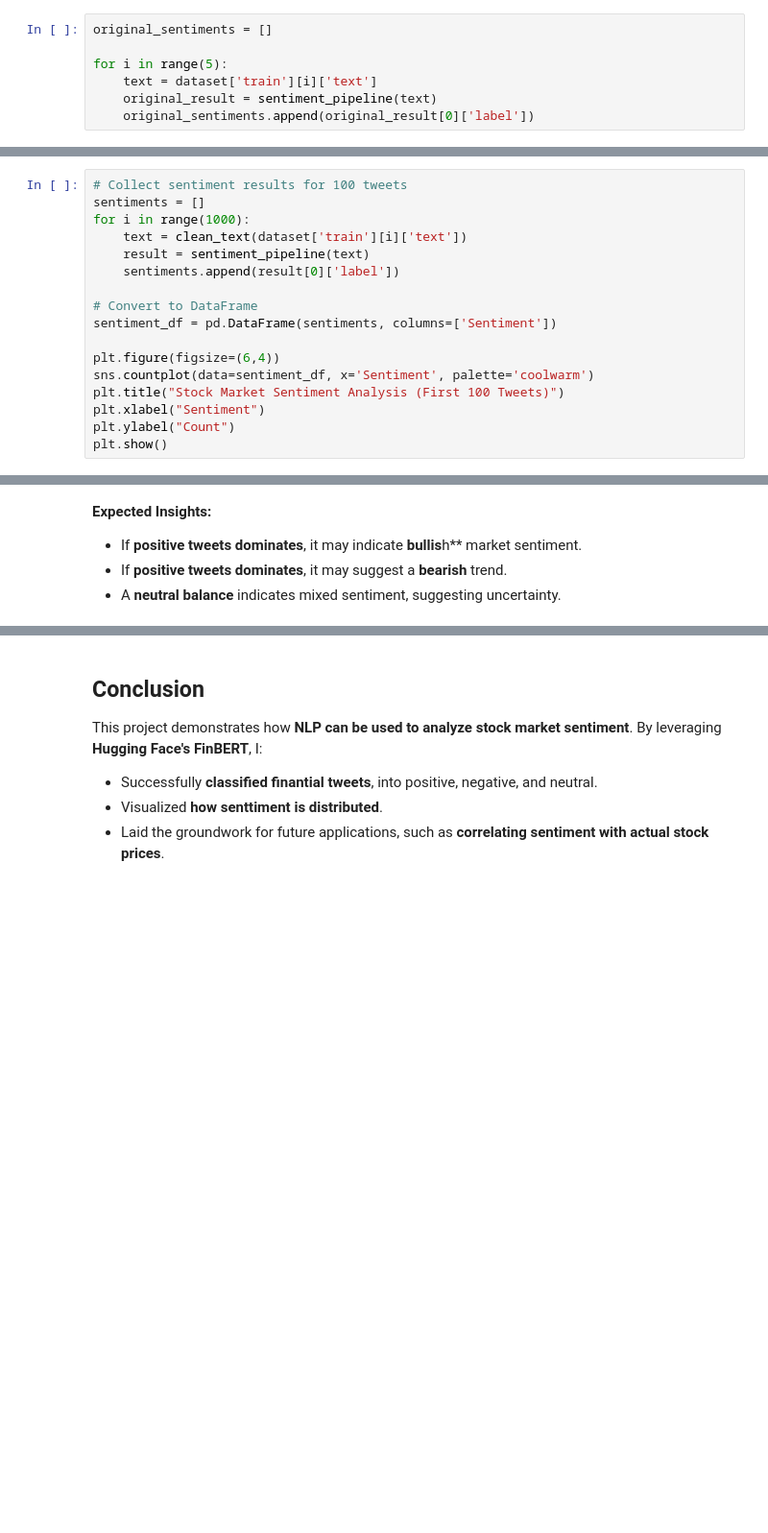
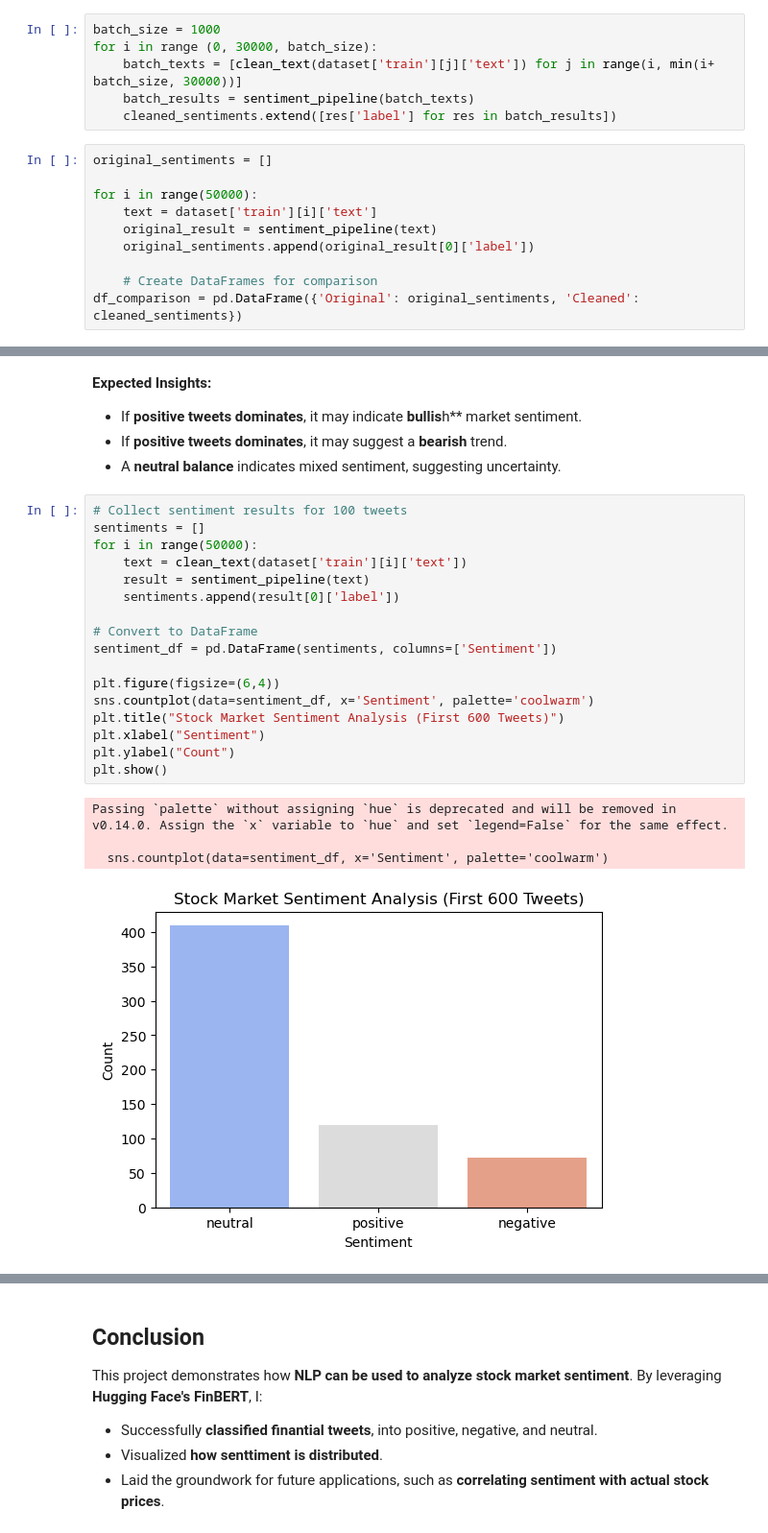
Before and after one commit to adeliepl/stock-sentiment-analyzer, a Jupyter notebook: stock-sentiment-analyzer.ipynb, the cells around one changed output, grey strips where cells are left out. Shown: that part at 96% size. Cells and saved outputs as stored; diff of their text form; blank space fills up the shorter version.

Commit message:
Cleaned up analysis, fixed dependencies, structured the notebook

```diff
--- a/stock-sentiment-analyzer.ipynb
+++ b/stock-sentiment-analyzer.ipynb
@@ -48,7 +113,16 @@ for i in range(5):
+# %%
+batch_size = 1000
+for i in range (0, 30000, batch_size):
+    batch_texts = [clean_text(dataset['train'][j]['text']) for j in range(i, min(i+ batch_size, 30000))]
+    batch_results = sentiment_pipeline(batch_texts)
+    cleaned_sentiments.extend([res['label'] for res in batch_results])
 # %%
 original_sentiments = []
 
-for i in range(5):
+for i in range(50000):
     text = dataset['train'][i]['text']
     original_result = sentiment_pipeline(text)
     original_sentiments.append(original_result[0]['label'])
+
+    # Create DataFrames for comparison
+df_comparison = pd.DataFrame({'Original': original_sentiments, 'Cleaned': cleaned_sentiments})
@@ -85,20 +148,3 @@ result = sentiment_pipeline(text)
 print(result)
 # %% [output]
 [{'label': 'neutral', 'score': 0.536605179309845}]
-# %%
-# Collect sentiment results for 100 tweets
-sentiments = []
-for i in range(1000):
-    text = clean_text(dataset['train'][i]['text'])
-    result = sentiment_pipeline(text)
-    sentiments.append(result[0]['label'])
-
-# Convert to DataFrame
-sentiment_df = pd.DataFrame(sentiments, columns=['Sentiment'])
-
-plt.figure(figsize=(6,4))
-sns.countplot(data=sentiment_df, x='Sentiment', palette='coolwarm')
-plt.title("Stock Market Sentiment Analysis (First 100 Tweets)")
-plt.xlabel("Sentiment")
-plt.ylabel("Count")
-plt.show()
@@ -112,3 +153,25 @@ Passing `palette` without assigning `hue` is deprecated and will be removed in v
 - If **positive tweets dominates**, it may indicate **bullis**h** market sentiment.
 - If **positive tweets dominates**, it may suggest a **bearish** trend.
 - A **neutral balance** indicates mixed sentiment, suggesting uncertainty.
+# %%
+# Collect sentiment results for 100 tweets
+sentiments = []
+for i in range(50000):
+    text = clean_text(dataset['train'][i]['text'])
+    result = sentiment_pipeline(text)
+    sentiments.append(result[0]['label'])
+
+# Convert to DataFrame
+sentiment_df = pd.DataFrame(sentiments, columns=['Sentiment'])
+
+plt.figure(figsize=(6,4))
+sns.countplot(data=sentiment_df, x='Sentiment', palette='coolwarm')
+plt.title("Stock Market Sentiment Analysis (First 600 Tweets)")
+plt.xlabel("Sentiment")
+plt.ylabel("Count")
+plt.show()
+# %% [output]
+Passing `palette` without assigning `hue` is deprecated and will be removed in v0.14.0. Assign the `x` variable to `hue` and set `legend=False` for the same effect.
+
+  sns.countplot(data=sentiment_df, x='Sentiment', palette='coolwarm')
+[figure, new version]
```
Also changed, not shown: parts of 18 cells of this notebook.
